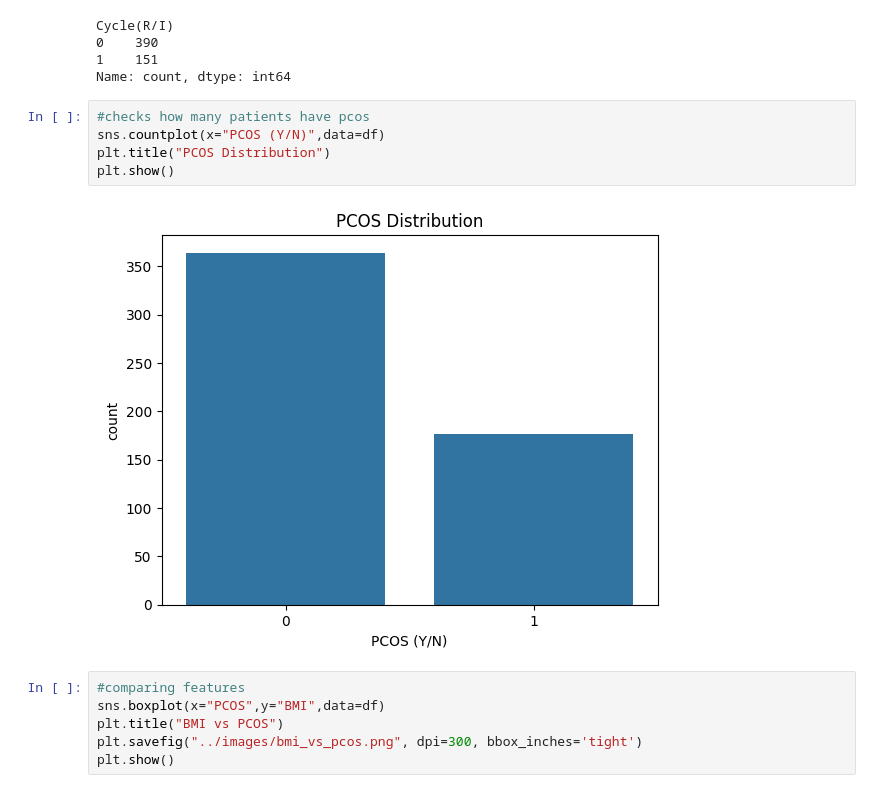
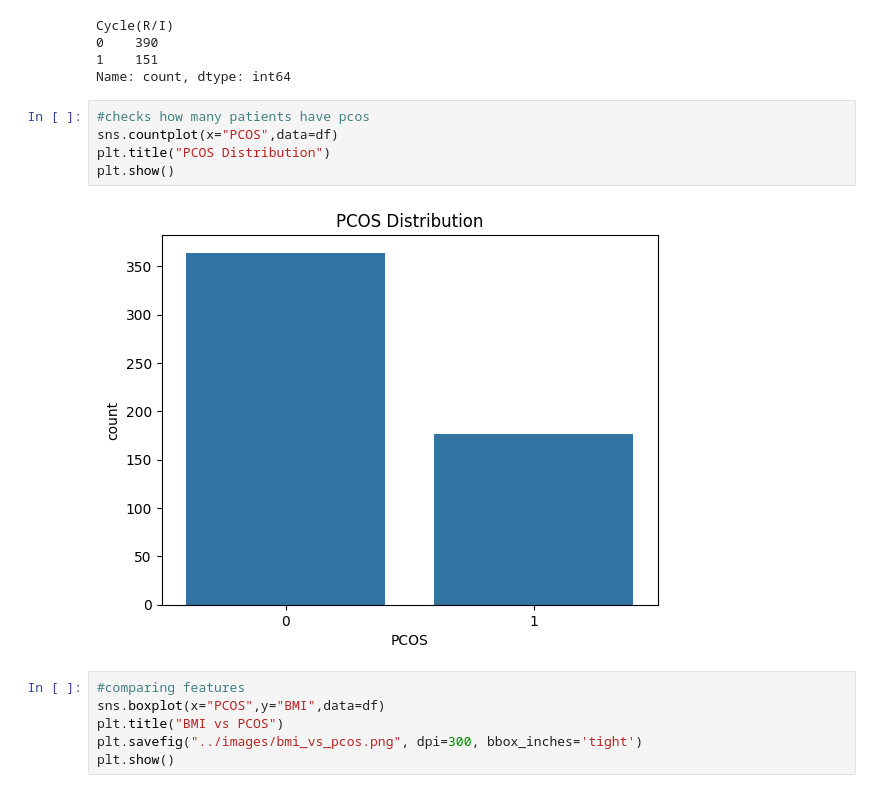
Before and after one commit to 1234arushi/pcos-dashboard, a Jupyter notebook: notebook/eda.ipynb, the cells around one changed output. Cells and saved outputs as stored; diff of their text form.

```diff
--- a/notebook/eda.ipynb
+++ b/notebook/eda.ipynb
@@ -179,11 +172,11 @@ Cycle(R/I)
 Name: count, dtype: int64
 # %%
 #checks how many patients have pcos
-sns.countplot(x="PCOS (Y/N)",data=df)
+sns.countplot(x="PCOS",data=df)
 plt.title("PCOS Distribution")
 plt.show()
 # %% [output]
-[figure, old version]
+[figure, new version]
 # %%
 #comparing features
 sns.boxplot(x="PCOS",y="BMI",data=df)
```
Also changed, not shown: parts of 10 cells of this notebook, 5 other files.
